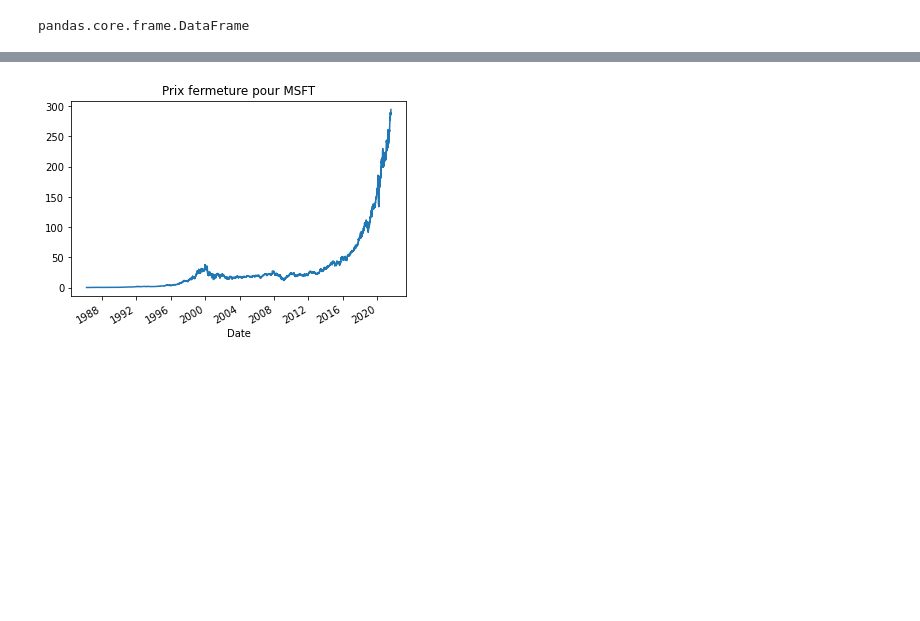
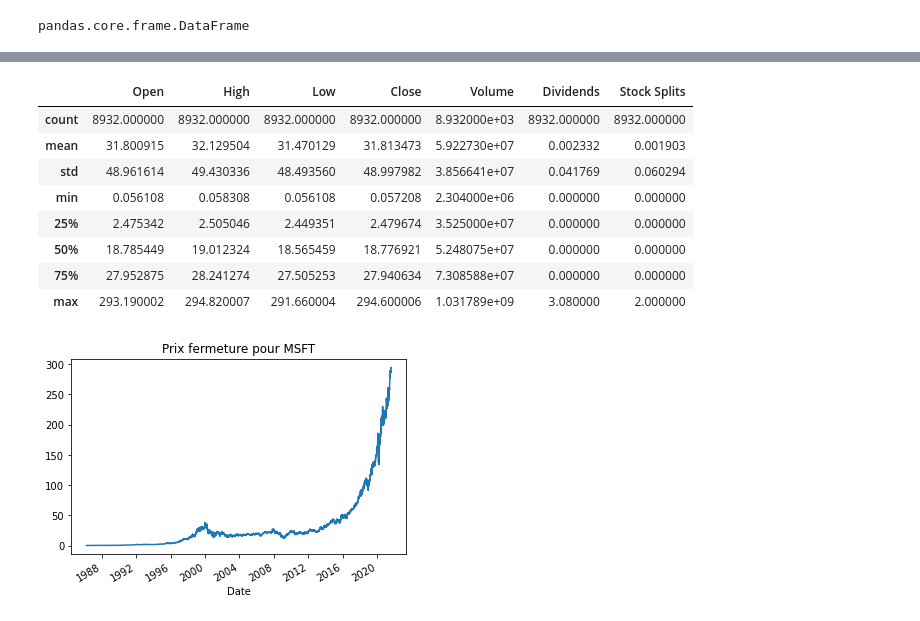
Before and after one commit to RobertGodin/CodePython, a Jupyter notebook: Notebooks/ExemplesYfinance.ipynb, the cells around one changed output, grey strips where cells are left out. Drawn from its saved outputs; the diff is of its cells as text; code cells hidden in the pictures; blank space fills up the shorter version.

```diff
--- a/Notebooks/ExemplesYfinance.ipynb
+++ b/Notebooks/ExemplesYfinance.ipynb
@@ -50,3 +94,15 @@ df_historique_msft.tail()
+# %%
+df_historique_msft.describe()
+# %% [output]
+|  | Open | High | Low | Close | Volume | Dividends | Stock Splits |
+| count | 8932.000000 | 8932.000000 | 8932.000000 | 8932.000000 | 8.932000e+03 | 8932.000000 | 8932.000000 |
+| mean | 31.800915 | 32.129504 | 31.470129 | 31.813473 | 5.922730e+07 | 0.002332 | 0.001903 |
+| std | 48.961614 | 49.430336 | 48.493560 | 48.997982 | 3.856641e+07 | 0.041769 | 0.060294 |
+| min | 0.056108 | 0.058308 | 0.056108 | 0.057208 | 2.304000e+06 | 0.000000 | 0.000000 |
+| 25% | 2.475342 | 2.505046 | 2.449351 | 2.479674 | 3.525000e+07 | 0.000000 | 0.000000 |
+| 50% | 18.785449 | 19.012324 | 18.565459 | 18.776921 | 5.248075e+07 | 0.000000 | 0.000000 |
+| 75% | 27.952875 | 28.241274 | 27.505253 | 27.940634 | 7.308588e+07 | 0.000000 | 0.000000 |
+| max | 293.190002 | 294.820007 | 291.660004 | 294.600006 | 1.031789e+09 | 3.080000 | 2.000000 |
 # %%
 import matplotlib.pyplot as plt
 %matplotlib inline
```
Also changed, not shown: parts of 18 cells of this notebook.
